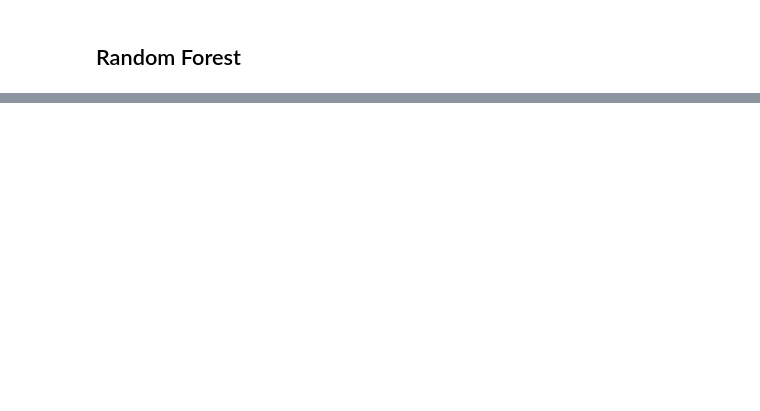
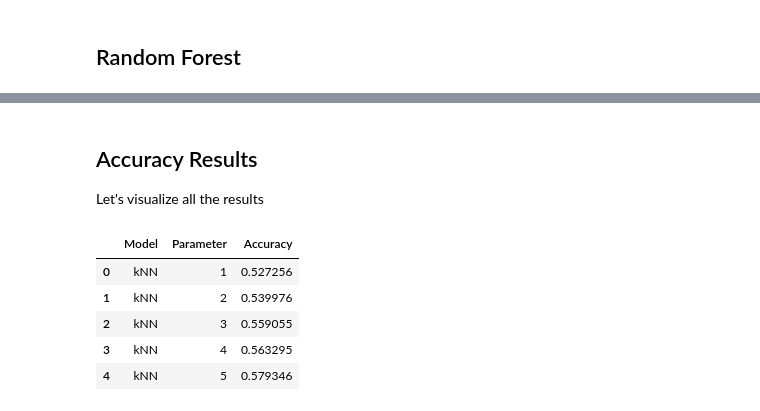
Before and after one commit to enrico-bagattin/tennis-betting, a Jupyter notebook: main.ipynb, the cells around one changed output, grey strips where cells are left out. Saved outputs shown, nothing was run; the diff lists cells and outputs as text; code cells hidden in the pictures; blank space fills up the shorter version.

```diff
--- a/main.ipynb
+++ b/main.ipynb
@@ -312,0 +360,19 @@ from sklearn.ensemble import AdaBoostRegressor
+# %% [markdown]
+## Accuracy Results
+Let's visualize all the results
+# %%
+cols = ['Model', 'Parameter', 'Accuracy']
+accuraciesForPlots = pd.DataFrame(columns = cols)
+
+for i, key in enumerate(accuraciesForModels):
+    for el in accuraciesForModels[key]:
+        accuraciesForPlots.loc[len(accuraciesForPlots)] = [key, el[1], el[0]]
+
+accuraciesForPlots.head()
+# %% [output]
+|  | Model | Parameter | Accuracy |
+| 0 | kNN | 1 | 0.527256 |
+| 1 | kNN | 2 | 0.539976 |
+| 2 | kNN | 3 | 0.559055 |
+| 3 | kNN | 4 | 0.563295 |
+| 4 | kNN | 5 | 0.579346 |
```
Also changed, not shown: parts of 12 cells of this notebook, 6 other files.
